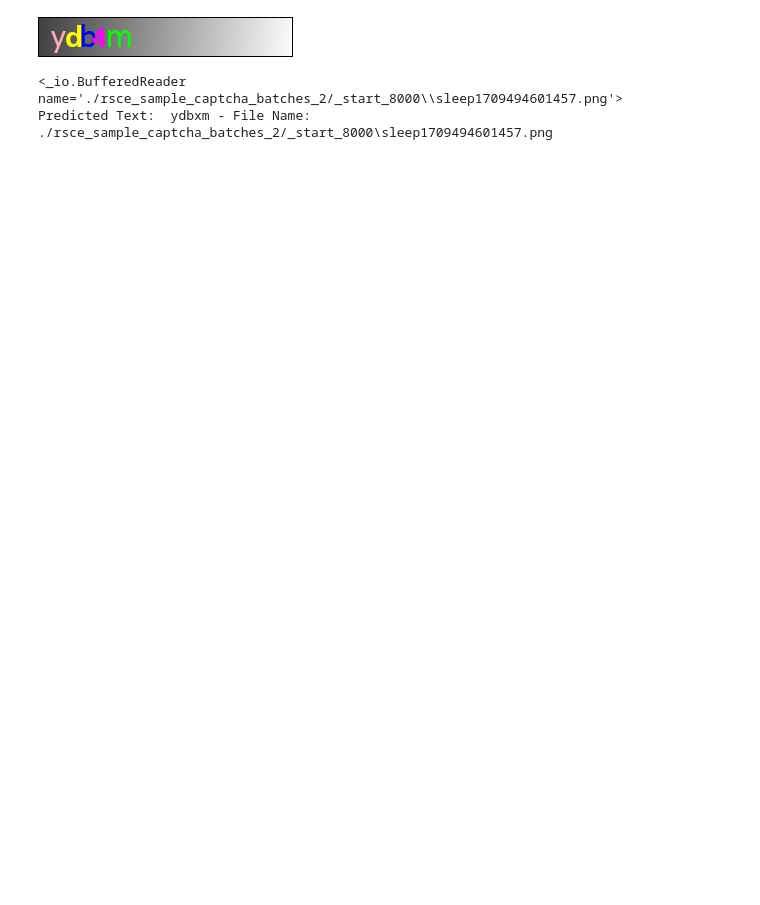
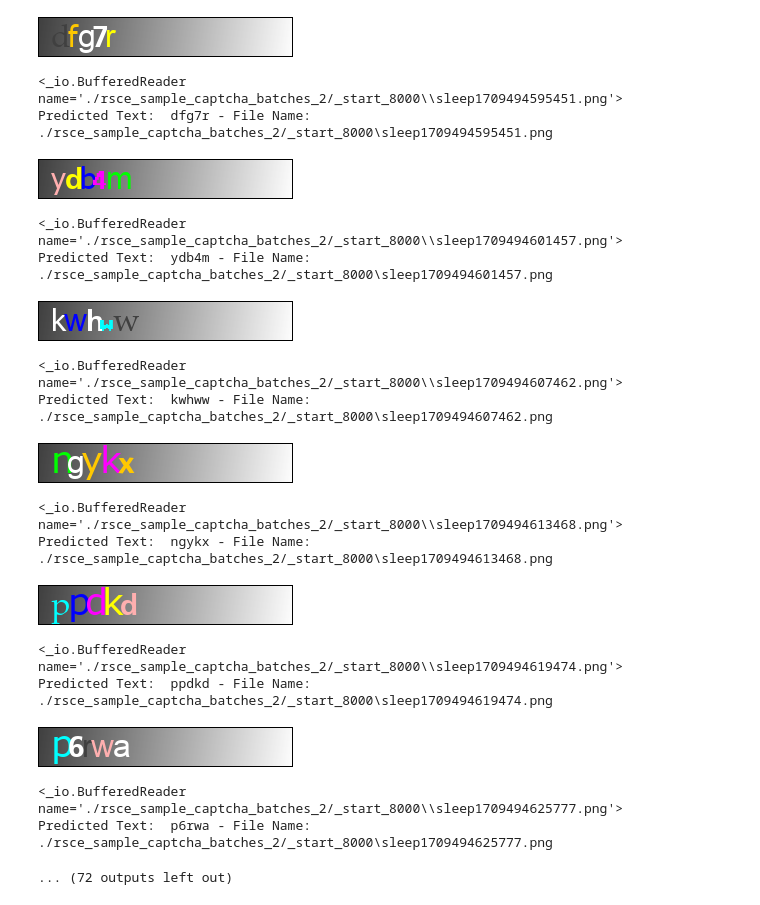
Before and after one commit to maniotrix/Sample_Captcha_Data, a Jupyter notebook: test_flask_server.ipynb, the cells around one changed output. Drawn from its saved outputs; the diff is of its cells as text; code cells hidden in the pictures; blank space fills up the shorter version.

```diff
--- a/test_flask_server.ipynb
+++ b/test_flask_server.ipynb
@@ -24,17 +24,33 @@ def get_prediction_from_server(image_path):
 # %%
 test_files_dir = "./rsce_sample_captcha_batches_2/_start_8000"
 # Get a list of all .png files in the current directory
 png_files = glob.glob(os.path.join(test_files_dir, '*.png'))
 
 # Iterate through the .png files
-for file in png_files[1:2]:
+for file in png_files:
     # Also show image before prediction
     image = Image.open(file)
     display(image)
     result = get_prediction_from_server(file)
     # Print the predicted text in yellow and image file name in one line
     print("Predicted Text:  "+ Fore.YELLOW + result, Style.RESET_ALL + "- File Name: ", file)
 # %% [output]
-[figure, old version]
+[figure, new version]
-<_io.BufferedReader name='./rsce_sample_captcha_batches_2/_start_8000\\sleep1709494601457.png'>
-Predicted Text:  ydbxm - File Name:  ./rsce_sample_captcha_batches_2/_start_8000\sleep1709494601457.png
+<_io.BufferedReader name='./rsce_sample_captcha_batches_2/_start_8000\\sleep1709494595451.png'>
+Predicted Text:  dfg7r - File Name:  ./rsce_sample_captcha_batches_2/_start_8000\sleep1709494595451.png
+[figure, added]
+<_io.BufferedReader name='./rsce_sample_captcha_batches_2/_start_8000\\sleep1709494601457.png'>
+Predicted Text:  ydb4m - File Name:  ./rsce_sample_captcha_batches_2/_start_8000\sleep1709494601457.png
+[figure, added]
+<_io.BufferedReader name='./rsce_sample_captcha_batches_2/_start_8000\\sleep1709494607462.png'>
+Predicted Text:  kwhww - File Name:  ./rsce_sample_captcha_batches_2/_start_8000\sleep1709494607462.png
+[figure, added]
+<_io.BufferedReader name='./rsce_sample_captcha_batches_2/_start_8000\\sleep1709494613468.png'>
+Predicted Text:  ngykx - File Name:  ./rsce_sample_captcha_batches_2/_start_8000\sleep1709494613468.png
+[figure, added]
+<_io.BufferedReader name='./rsce_sample_captcha_batches_2/_start_8000\\sleep1709494619474.png'>
+Predicted Text:  ppdkd - File Name:  ./rsce_sample_captcha_batches_2/_start_8000\sleep1709494619474.png
+[figure, added]
+<_io.BufferedReader name='./rsce_sample_captcha_batches_2/_start_8000\\sleep1709494625777.png'>
+Predicted Text:  p6rwa - File Name:  ./rsce_sample_captcha_batches_2/_start_8000\sleep1709494625777.png
+... (72 outputs left out)
```
Also changed, not shown: 3 other files.
